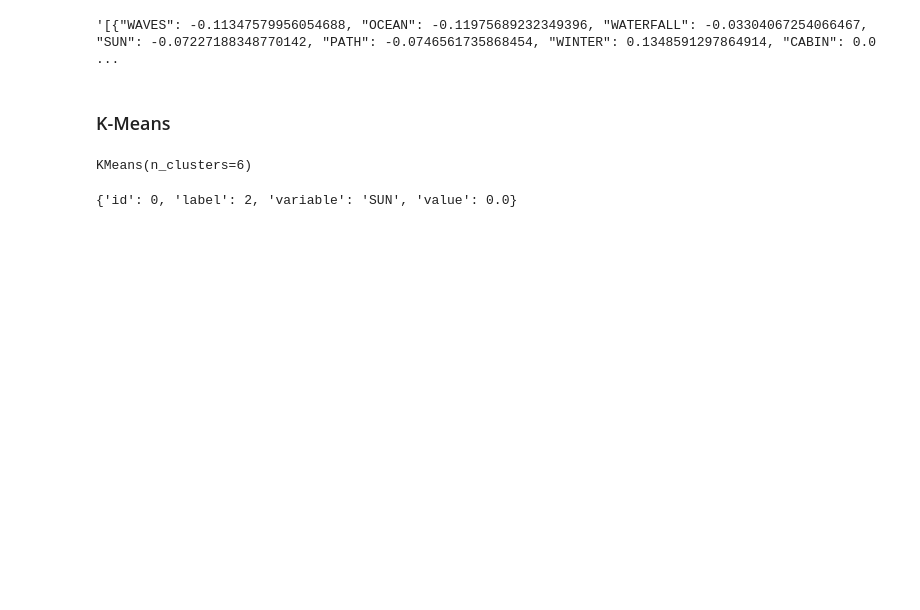
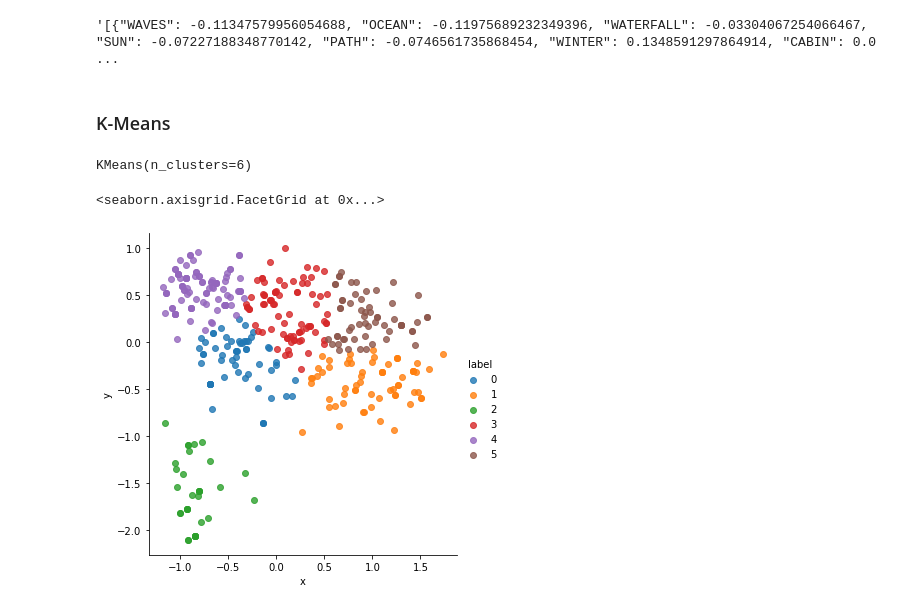
Before and after one commit to davibarreira/Data_Vis_FGV-, a Jupyter notebook: assignment2/sandbox.ipynb, the cells around one changed output. Drawn from its saved outputs; the diff is of its cells as text; code cells hidden in the pictures; blank space fills up the shorter version.

```diff
--- a/assignment2/sandbox.ipynb
+++ b/assignment2/sandbox.ipynb
@@ -33,7 +50,7 @@ json.dumps([x_loadings,y_loadings])
 ### K-Means
 # %%
 kmeans = cluster.KMeans(6)
-kmeans.fit(data)
+kmeans.fit(proj_data)
 # %% [output]
 KMeans(n_clusters=6)
 # %%
@@ -41,10 +58,14 @@ df = pd.DataFrame(data,columns=attributes)
 df["id"] = df.index
 df['label'] = kmeans.labels_
 df = df.melt(id_vars=['id','label']).sort_values(by='id')
+# %%
+proj = pd.DataFrame(proj_data,columns=['x','y'])
+proj['label'] = kmeans.labels_
+# %%
+sns.lmplot(x='x',y='y', data=proj, hue='label', fit_reg=False)
+# %% [output]
+<seaborn.axisgrid.FacetGrid at 0x...>
+[figure, added]
 # %%
 # df.to_json(orient='records')
 t = df.to_dict(orient='records')
-# %%
-t[1]
-# %% [output]
-{'id': 0, 'label': 2, 'variable': 'SUN', 'value': 0.0}
```
Also changed, not shown: parts of 4 cells of this notebook, 1 other file.
